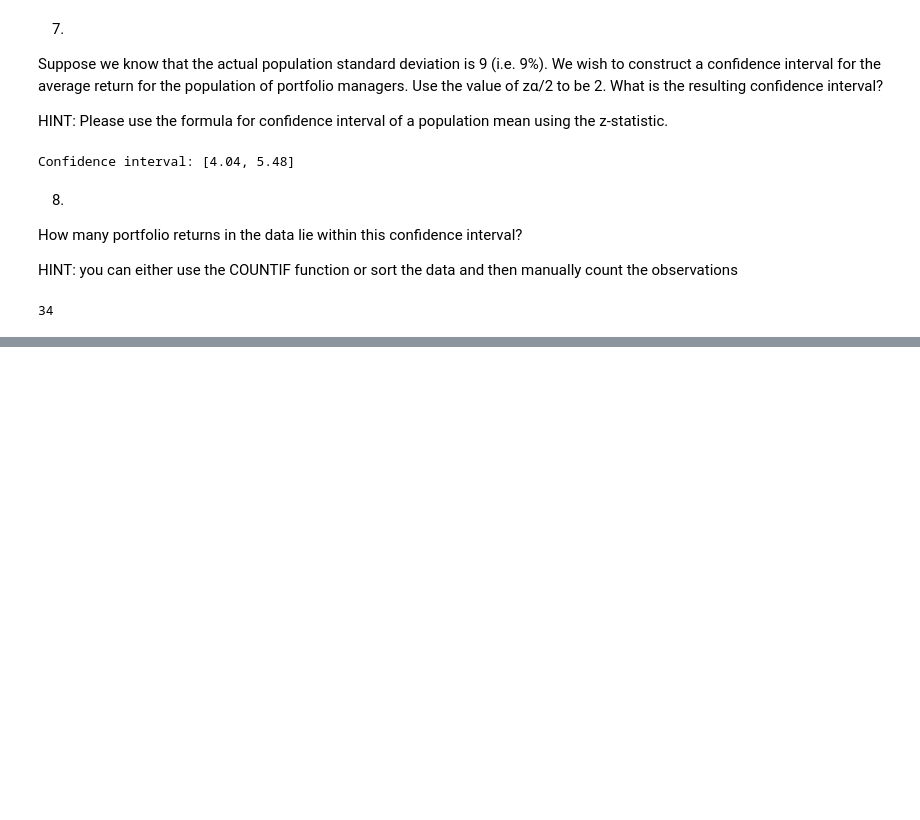
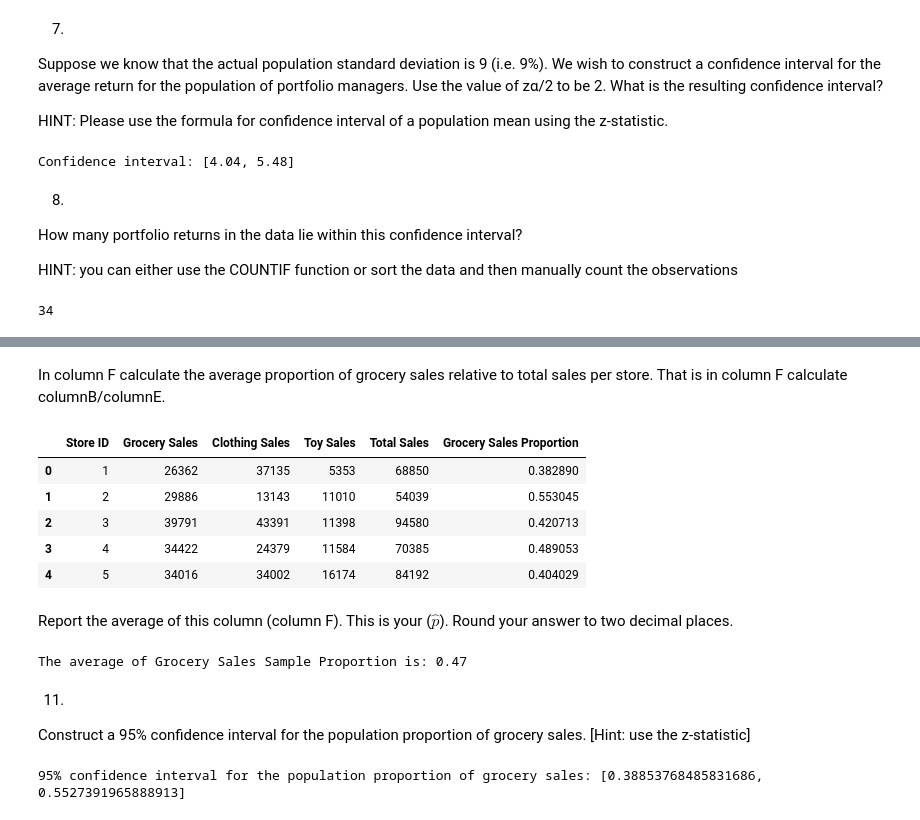
Before and after one commit to LZNEWT00Z/BSaAS, a Jupyter notebook: 2. Business Applications of Hypothesis Testing and Confidence Interval Estimation.ipynb, the cells around one changed output, grey strips where cells are left out. Drawn from its saved outputs; the diff is of its cells as text; code cells hidden in the pictures; blank space fills up the shorter version.

```diff
--- a/2. Business Applications of Hypothesis Testing and Confidence Interval Estimation.ipynb
+++ b/2. Business Applications of Hypothesis Testing and Confidence Interval Estimation.ipynb
@@ -271,0 +448,3 @@ len(quiz_data[(quiz_data["Stock Return"] >= lower_bound) & (quiz_data["Stock Ret
+# %%
+quiz_data = pd.read_excel("Excel files/2. Confidence Interval - Applications.xlsx", "Sheet1",
+                          index_col=None, na_values=["NA"])
@@ -271,0 +583,2 @@ len(quiz_data[(quiz_data["Stock Return"] >= lower_bound) & (quiz_data["Stock Ret
+# %%
+quiz_data["Total Sales"] = quiz_data["Grocery Sales"] + quiz_data["Clothing Sales"] + quiz_data["Toy Sales"]
@@ -271,0 +594,32 @@ len(quiz_data[(quiz_data["Stock Return"] >= lower_bound) & (quiz_data["Stock Ret
+# %% [markdown]
+In column F calculate the average proportion of grocery sales relative to total sales per store. That is in column F calculate columnB/columnE.
+# %%
+quiz_data["Grocery Sales Proportion"] = quiz_data["Grocery Sales"] / quiz_data["Total Sales"]
+# %%
+quiz_data.head()
+# %% [output]
+|  | Store ID | Grocery Sales | Clothing Sales | Toy Sales | Total Sales | Grocery Sales Proportion |
+| 0 | 1 | 26362 | 37135 | 5353 | 68850 | 0.382890 |
+| 1 | 2 | 29886 | 13143 | 11010 | 54039 | 0.553045 |
+| 2 | 3 | 39791 | 43391 | 11398 | 94580 | 0.420713 |
+| 3 | 4 | 34422 | 24379 | 11584 | 70385 | 0.489053 |
+| 4 | 5 | 34016 | 34002 | 16174 | 84192 | 0.404029 |
+# %% [markdown]
+Report the average of this column (column F). This is your  ($\hat{p}$). Round your answer to two decimal places.
+# %%
+p_hat = quiz_data["Grocery Sales Proportion"].mean()
+print("The average of Grocery Sales Sample Proportion is:",
+      round(p_hat, 2))
+# %% [output]
+The average of Grocery Sales Sample Proportion is: 0.47
+# %% [markdown]
+11.
+
+Construct a 95% confidence interval for the population proportion of grocery sales. [Hint: use the z-statistic]
+# %%
+lower_limit = p_hat - (abs(z_statistic) * sqrt((p_hat * (1 - p_hat)) / n))
+upper_limit = p_hat + (abs(z_statistic) * sqrt((p_hat * (1 - p_hat)) / n))
+print("95% confidence interval for the population proportion of grocery sales:",
+     f"[{lower_limit}, {upper_limit}]")
+# %% [output]
+95% confidence interval for the population proportion of grocery sales: [0.38853768485831686, 0.5527391965888913]
```
Also changed, not shown: parts of 46 cells of this notebook, 2 other files.
